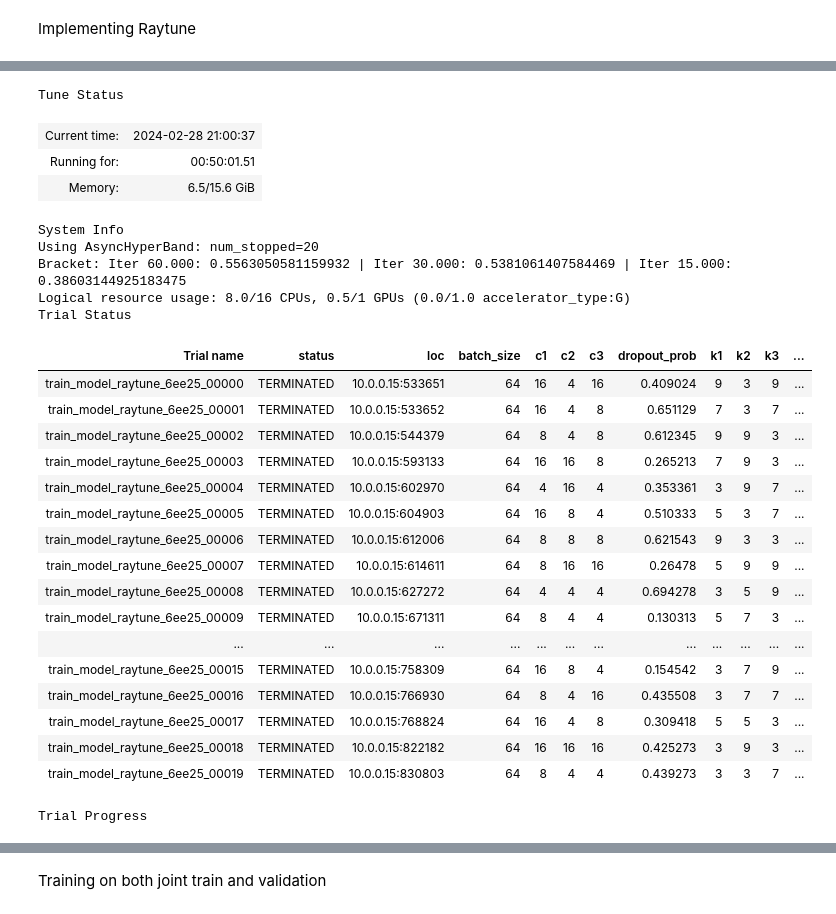
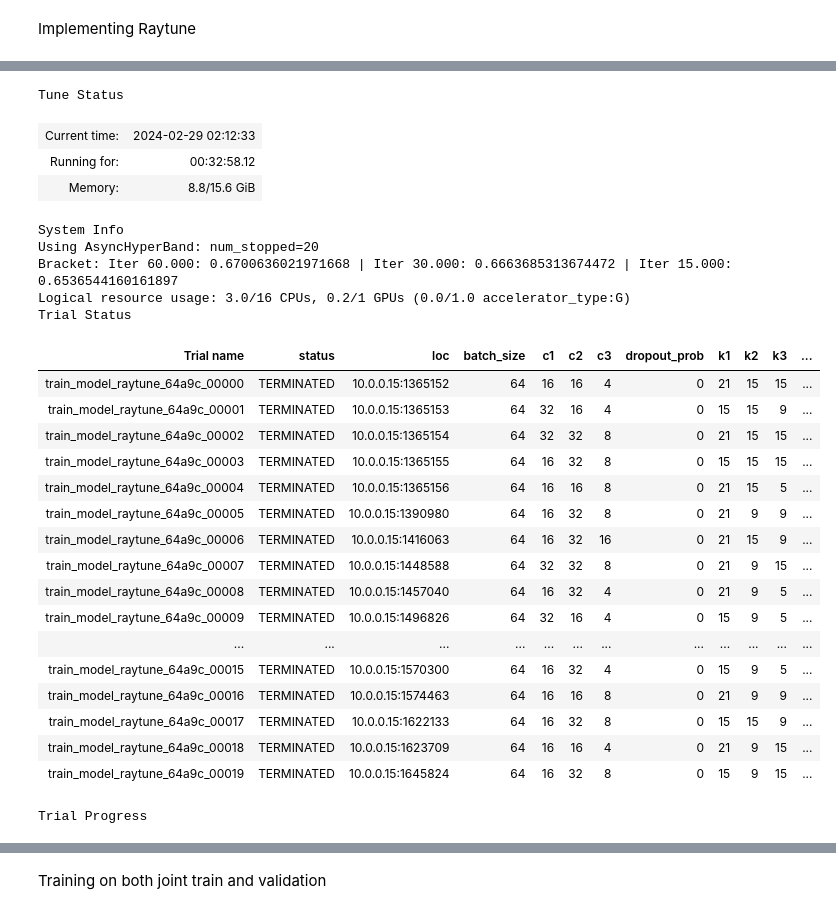
Before and after one commit to jamiemilsom/Deep_Learning_MSc, a Jupyter notebook: Kaggle/PSSM_Profiles/pssm.ipynb, the cells around one changed output, grey strips where cells are left out. Cells and saved outputs as stored; diff of their text form; code cells hidden in the pictures.

```diff
--- a/Kaggle/PSSM_Profiles/pssm.ipynb
+++ b/Kaggle/PSSM_Profiles/pssm.ipynb
@@ -289,8 +290,8 @@ class PSSM_speedy(Dataset):
         if self.sec_struct_file_path is not None:
 
             sec_struct_tensor_file_path = os.path.join(self.tensor_files_dir, f"{pbd_id}_sec_struct.pt")
-            encoded_sec_struc = torch.load(sec_struct_tensor_file_path)
-            target = torch.argmax(encoded_sec_struc,dim=0)
+            encoded_sec_struc = torch.load(sec_struct_tensor_file_path) # form like [[0, 0, 0,1], [0,1,0,0]...]
+            target = torch.argmax(encoded_sec_struc,dim=1) # form like [3,1,....]
             return input, target
 
         else:
@@ -313,8 +314,8 @@ test_dataloader = DataLoader(test_dataset, batch_size=64, shuffle=False)
 train_size = int(0.65 * len(speedy_dataset))
 val_size = len(speedy_dataset) - train_size
 train_dataset, val_dataset = random_split(speedy_dataset, [train_size, val_size])
-train_dataloader = DataLoader(train_dataset, batch_size=64, shuffle=True)
+train_dataloader = DataLoader(train_dataset, batch_size=64, shuffle=False)
 val_dataloader = DataLoader(val_dataset,batch_size=64, shuffle=False)
-train_and_val_dataloader = DataLoader(speedy_dataset,batch_size=64, shuffle=True)
+train_and_val_dataloader = DataLoader(speedy_dataset,batch_size=64, shuffle=False)
 # %% [markdown]
 Quickly check the speed to run through a whole epoch with no forward or backward passes
@@ -653,13 +634,13 @@ def test_accuracy(model, device=device):
     total = 0
     with torch.no_grad():
         for data in testloader:
-            images, labels = data
-            images, labels = images.to(device), labels.to(device)
-            outputs = model(images)
+            input, labels = data
+            input, labels = input.to(device), labels.to(device)
+            outputs = model(input)
 
             _, predicted = torch.max(outputs, 1)
 
-            total += labels.size(0) * labels.size(1) - (labels == 3).sum().item()
+            total += labels.size(0) - (labels == 3).sum().item()
             correct += torch.sum((predicted == labels)).item() - (labels == 3).sum().item()
 
     return correct / total
@@ -667,16 +648,17 @@ def test_accuracy(model, device=device):
 def main(num_samples=10, max_num_epochs=50, gpus_per_trial=1):
 
     config = {
-        "l1": tune.choice([4,5,6]),
-        "dropout_prob": tune.uniform(0, 0.7),
-        "k1": tune.choice([3, 5, 7, 9]),
-        "k2": tune.choice([3, 5, 7, 9]),
-        "k3": tune.choice([3, 5, 7, 9]),
-        "c1": tune.choice([4, 8, 16]),
-        "c2": tune.choice([4, 8, 16]),
+        "l1": tune.choice([4]),
+        "l2": tune.choice([4]),
+        "dropout_prob": tune.choice([0]),
+        "k1": tune.choice([15, 21]),
+        "k2": tune.choice([9, 15]),
+        "k3": tune.choice([5, 9, 15]),
+        "c1": tune.choice([16, 32]),
+        "c2": tune.choice([16, 32]),
         "c3": tune.choice([4, 8, 16]),
         "batch_size": tune.choice([64]),
-        "weight_decay": tune.loguniform(1e-4, 1e-1),
+        "weight_decay": tune.loguniform(5e-4, 5e-3),
         "num_epochs": max_num_epochs,
     }
     scheduler = ASHAScheduler(
@@ -689,11 +671,11 @@ def main(num_samples=10, max_num_epochs=50, gpus_per_trial=1):
 
     result = tune.run(
         train_model_raytune,
-        resources_per_trial={"cpu": 8, "gpu": gpus_per_trial},
+        resources_per_trial={"cpu": 3, "gpu": gpus_per_trial},
         config=config,
         num_samples=num_samples,
         scheduler=scheduler,
-        max_concurrent_trials=3,
+        max_concurrent_trials=5,
     )
 
     """
@@ -726,5 +708,5 @@ def main(num_samples=10, max_num_epochs=50, gpus_per_trial=1):
 
 if __name__ == "__main__":
 
-    best_trained_model = main(num_samples=20, max_num_epochs=100, gpus_per_trial=0.5)
+    best_trained_model = main(num_samples=20, max_num_epochs=100, gpus_per_trial=0.2)
 # %% [output]
@@ -732,27 +714,27 @@ if __name__ == "__main__":
 Tune Status
-| Current time: | 2024-02-28 21:00:37 |
-| Running for: | 00:50:01.51 |
-| Memory: | 6.5/15.6 GiB |
+| Current time: | 2024-02-29 02:12:33 |
+| Running for: | 00:32:58.12 |
+| Memory: | 8.8/15.6 GiB |
 System Info
 Using AsyncHyperBand: num_stopped=20
-Bracket: Iter 60.000: 0.5563050581159932 | Iter 30.000: 0.5381061407584469 | Iter 15.000: 0.38603144925183475
-Logical resource usage: 8.0/16 CPUs, 0.5/1 GPUs (0.0/1.0 accelerator_type:G)
+Bracket: Iter 60.000: 0.6700636021971668 | Iter 30.000: 0.6663685313674472 | Iter 15.000: 0.6536544160161897
+Logical resource usage: 3.0/16 CPUs, 0.2/1 GPUs (0.0/1.0 accelerator_type:G)
 Trial Status
 | Trial name | status | loc | batch_size | c1 | c2 | c3 | dropout_prob | k1 | k2 | k3 | ... |
-| train_model_raytune_6ee25_00000 | TERMINATED | 10.0.0.15:533651 | 64 | 16 | 4 | 16 | 0.409024 | 9 | 3 | 9 | ... |
-| train_model_raytune_6ee25_00001 | TERMINATED | 10.0.0.15:533652 | 64 | 16 | 4 | 8 | 0.651129 | 7 | 3 | 7 | ... |
-| train_model_raytune_6ee25_00002 | TERMINATED | 10.0.0.15:544379 | 64 | 8 | 4 | 8 | 0.612345 | 9 | 9 | 3 | ... |
-| train_model_raytune_6ee25_00003 | TERMINATED | 10.0.0.15:593133 | 64 | 16 | 16 | 8 | 0.265213 | 7 | 9 | 3 | ... |
-| train_model_raytune_6ee25_00004 | TERMINATED | 10.0.0.15:602970 | 64 | 4 | 16 | 4 | 0.353361 | 3 | 9 | 7 | ... |
-| train_model_raytune_6ee25_00005 | TERMINATED | 10.0.0.15:604903 | 64 | 16 | 8 | 4 | 0.510333 | 5 | 3 | 7 | ... |
-| train_model_raytune_6ee25_00006 | TERMINATED | 10.0.0.15:612006 | 64 | 8 | 8 | 8 | 0.621543 | 9 | 3 | 3 | ... |
-| train_model_raytune_6ee25_00007 | TERMINATED | 10.0.0.15:614611 | 64 | 8 | 16 | 16 | 0.26478 | 5 | 9 | 9 | ... |
-| train_model_raytune_6ee25_00008 | TERMINATED | 10.0.0.15:627272 | 64 | 4 | 4 | 4 | 0.694278 | 3 | 5 | 9 | ... |
-| train_model_raytune_6ee25_00009 | TERMINATED | 10.0.0.15:671311 | 64 | 8 | 4 | 4 | 0.130313 | 5 | 7 | 3 | ... |
+| train_model_raytune_64a9c_00000 | TERMINATED | 10.0.0.15:1365152 | 64 | 16 | 16 | 4 | 0 | 21 | 15 | 15 | ... |
+| train_model_raytune_64a9c_00001 | TERMINATED | 10.0.0.15:1365153 | 64 | 32 | 16 | 4 | 0 | 15 | 15 | 9 | ... |
+| train_model_raytune_64a9c_00002 | TERMINATED | 10.0.0.15:1365154 | 64 | 32 | 32 | 8 | 0 | 21 | 15 | 15 | ... |
+| train_model_raytune_64a9c_00003 | TERMINATED | 10.0.0.15:1365155 | 64 | 16 | 32 | 8 | 0 | 15 | 15 | 15 | ... |
+| train_model_raytune_64a9c_00004 | TERMINATED | 10.0.0.15:1365156 | 64 | 16 | 16 | 8 | 0 | 21 | 15 | 5 | ... |
+| train_model_raytune_64a9c_00005 | TERMINATED | 10.0.0.15:1390980 | 64 | 16 | 32 | 8 | 0 | 21 | 9 | 9 | ... |
+| train_model_raytune_64a9c_00006 | TERMINATED | 10.0.0.15:1416063 | 64 | 16 | 32 | 16 | 0 | 21 | 15 | 9 | ... |
+| train_model_raytune_64a9c_00007 | TERMINATED | 10.0.0.15:1448588 | 64 | 32 | 32 | 8 | 0 | 21 | 9 | 15 | ... |
+| train_model_raytune_64a9c_00008 | TERMINATED | 10.0.0.15:1457040 | 64 | 16 | 32 | 4 | 0 | 21 | 9 | 5 | ... |
+| train_model_raytune_64a9c_00009 | TERMINATED | 10.0.0.15:1496826 | 64 | 32 | 16 | 4 | 0 | 15 | 9 | 5 | ... |
 | ... | ... | ... | ... | ... | ... | ... | ... | ... | ... | ... | ... |
-| train_model_raytune_6ee25_00015 | TERMINATED | 10.0.0.15:758309 | 64 | 16 | 8 | 4 | 0.154542 | 3 | 7 | 9 | ... |
-| train_model_raytune_6ee25_00016 | TERMINATED | 10.0.0.15:766930 | 64 | 8 | 4 | 16 | 0.435508 | 3 | 7 | 7 | ... |
-| train_model_raytune_6ee25_00017 | TERMINATED | 10.0.0.15:768824 | 64 | 16 | 4 | 8 | 0.309418 | 5 | 5 | 3 | ... |
-| train_model_raytune_6ee25_00018 | TERMINATED | 10.0.0.15:822182 | 64 | 16 | 16 | 16 | 0.425273 | 3 | 9 | 3 | ... |
-| train_model_raytune_6ee25_00019 | TERMINATED | 10.0.0.15:830803 | 64 | 8 | 4 | 4 | 0.439273 | 3 | 3 | 7 | ... |
+| train_model_raytune_64a9c_00015 | TERMINATED | 10.0.0.15:1570300 | 64 | 16 | 32 | 4 | 0 | 15 | 9 | 5 | ... |
+| train_model_raytune_64a9c_00016 | TERMINATED | 10.0.0.15:1574463 | 64 | 16 | 16 | 8 | 0 | 21 | 9 | 9 | ... |
+| train_model_raytune_64a9c_00017 | TERMINATED | 10.0.0.15:1622133 | 64 | 16 | 32 | 8 | 0 | 15 | 15 | 9 | ... |
+| train_model_raytune_64a9c_00018 | TERMINATED | 10.0.0.15:1623709 | 64 | 16 | 16 | 4 | 0 | 21 | 9 | 15 | ... |
+| train_model_raytune_64a9c_00019 | TERMINATED | 10.0.0.15:1645824 | 64 | 16 | 32 | 8 | 0 | 15 | 9 | 15 | ... |
 Trial Progress
```
Also changed, not shown: parts of 17 cells of this notebook, 1 other file.
